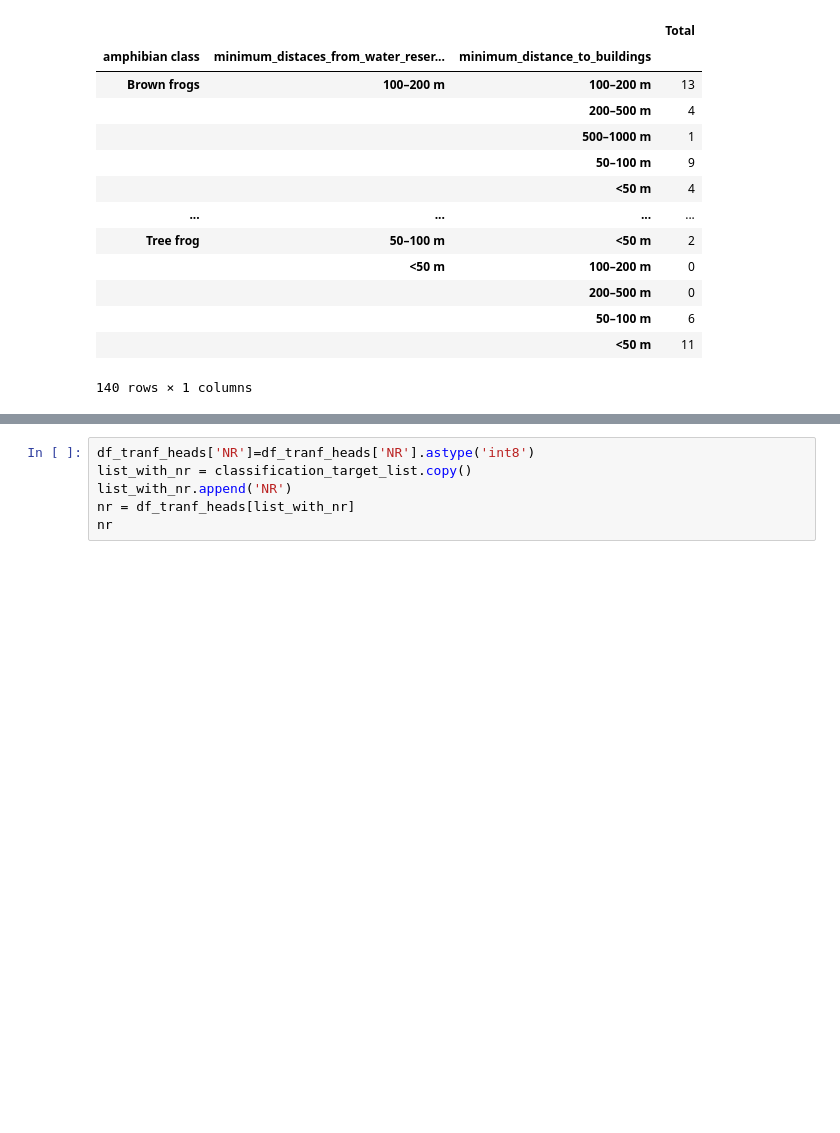
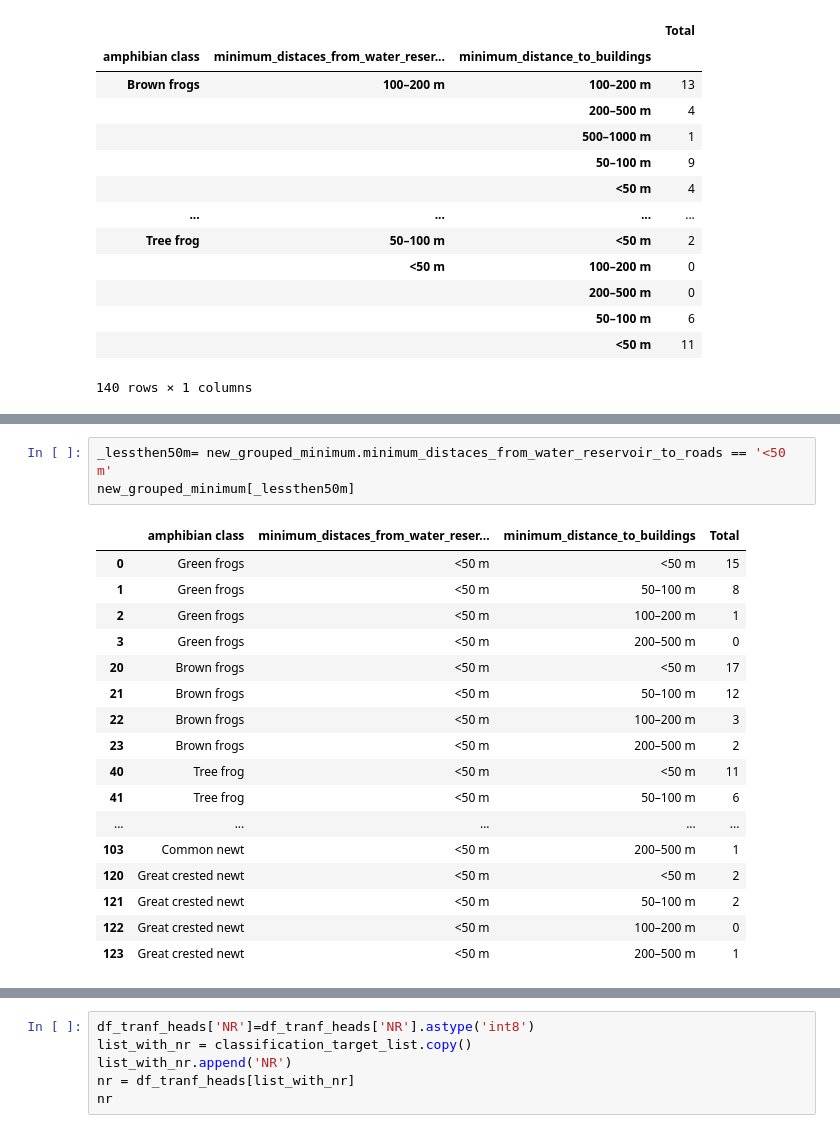
Before and after one commit to Renata-Thomazelli/amphibians, a Jupyter notebook: amphibians-Copy1.ipynb, the cells around one changed output, grey strips where cells are left out. Drawn from its saved outputs; the diff is of its cells as text; blank space fills up the shorter version.

```diff
--- a/amphibians-Copy1.ipynb
+++ b/amphibians-Copy1.ipynb
@@ -741,0 +952,21 @@ new_grouped_minimum
+# %%
+_lessthen50m= new_grouped_minimum.minimum_distaces_from_water_reservoir_to_roads == '<50 m'
+new_grouped_minimum[_lessthen50m]
+# %% [output]
+|  | amphibian class | minimum_distaces_from_water_reser... | minimum_distance_to_buildings | Total |
+| 0 | Green frogs | <50 m | <50 m | 15 |
+| 1 | Green frogs | <50 m | 50–100 m | 8 |
+| 2 | Green frogs | <50 m | 100–200 m | 1 |
+| 3 | Green frogs | <50 m | 200–500 m | 0 |
+| 20 | Brown frogs | <50 m | <50 m | 17 |
+| 21 | Brown frogs | <50 m | 50–100 m | 12 |
+| 22 | Brown frogs | <50 m | 100–200 m | 3 |
+| 23 | Brown frogs | <50 m | 200–500 m | 2 |
+| 40 | Tree frog | <50 m | <50 m | 11 |
+| 41 | Tree frog | <50 m | 50–100 m | 6 |
+| ... | ... | ... | ... | ... |
+| 103 | Common newt | <50 m | 200–500 m | 1 |
+| 120 | Great crested newt | <50 m | <50 m | 2 |
+| 121 | Great crested newt | <50 m | 50–100 m | 2 |
+| 122 | Great crested newt | <50 m | 100–200 m | 0 |
+| 123 | Great crested newt | <50 m | 200–500 m | 1 |
```
Also changed, not shown: parts of 102 cells of this notebook, 5 other files.
